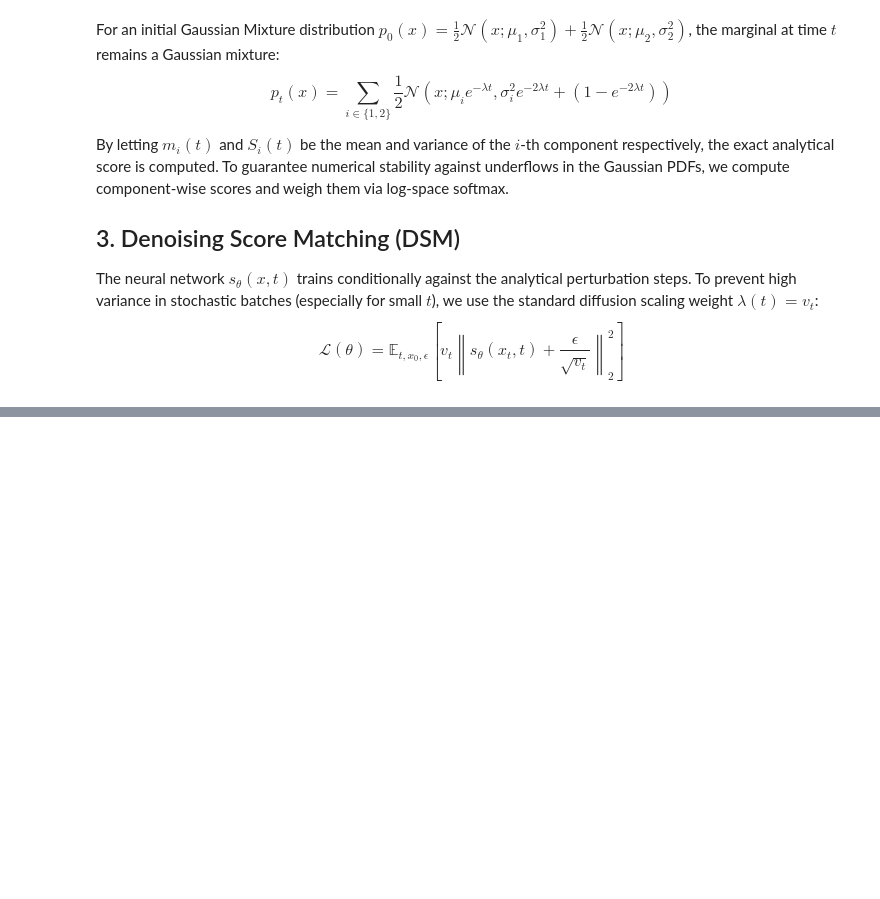
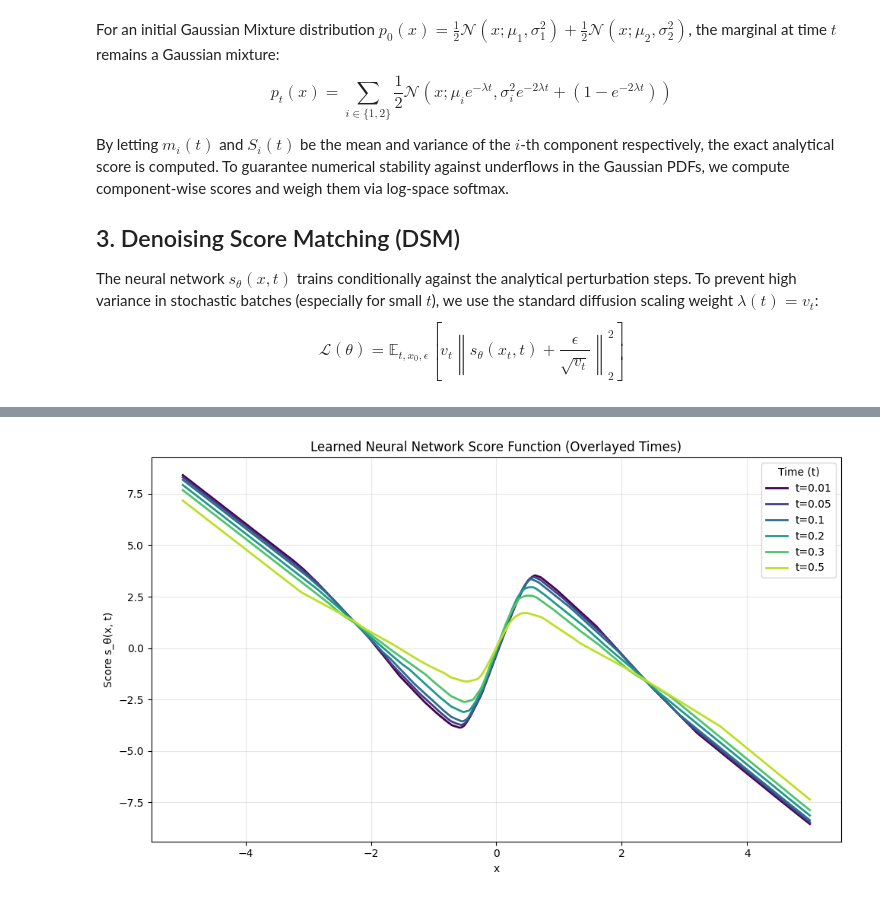
Before and after one commit to Paul3756769/Diffusion-Model-from-Scratch, a Jupyter notebook: notebooks/Langevin_1D/score_function_comparision_analytical_vs_neural_network.ipynb, the cells around one changed output, grey strips where cells are left out. Cells and saved outputs as stored; diff of their text form; code cells hidden in the pictures; blank space fills up the shorter version.

```diff
--- a/notebooks/Langevin_1D/score_function_comparision_analytical_vs_neural_network.ipynb
+++ b/notebooks/Langevin_1D/score_function_comparision_analytical_vs_neural_network.ipynb
@@ -185,3 +185,28 @@ plt.show()
+# %%
+# Overlay: Learned NN score for multiple times (single plot)
+model.eval()
+# Define times to overlay (reuse or override previous list)
+evaluate_times_overlay = [0.01, 0.05, 0.1, 0.2, 0.3, 0.5]
+x_vals = torch.linspace(-5, 5, 400).unsqueeze(1)
+
+plt.figure(figsize=(10, 6))
+colors = plt.cm.viridis(np.linspace(0, 0.9, len(evaluate_times_overlay)))
+
+with torch.no_grad():
+    for idx, t_val in enumerate(evaluate_times_overlay):
+        t_tensor = torch.full_like(x_vals, t_val)
+        nn_score = model(x_vals, t_tensor)
+        plt.plot(x_vals.numpy(), nn_score.numpy(), color=colors[idx], linewidth=2, label=f"t={t_val}")
+
+plt.title("Learned Neural Network Score Function (Overlayed Times)")
+plt.xlabel("x")
+plt.ylabel("Score s_θ(x, t)")
+plt.grid(True, alpha=0.3)
+plt.legend(title="Time (t)")
+plt.tight_layout()
+plt.show()
+# %% [output]
+[figure, added]
 # %%
 # Reverse-time SDE Anderson Solver
 device = torch.device("cuda" if torch.cuda.is_available() else "cpu")
```
Also changed, not shown: parts of 3 cells of this notebook, 4 other files.
